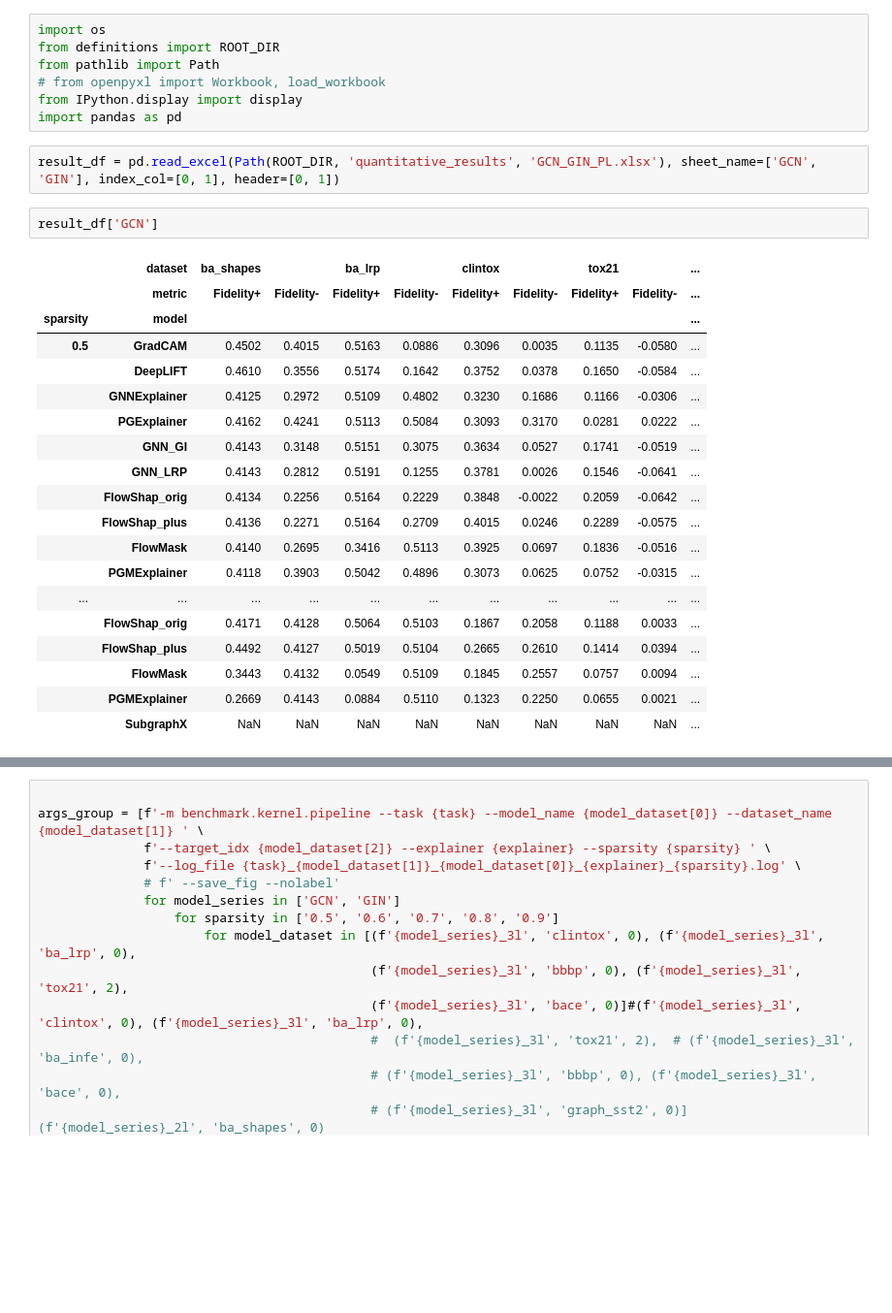
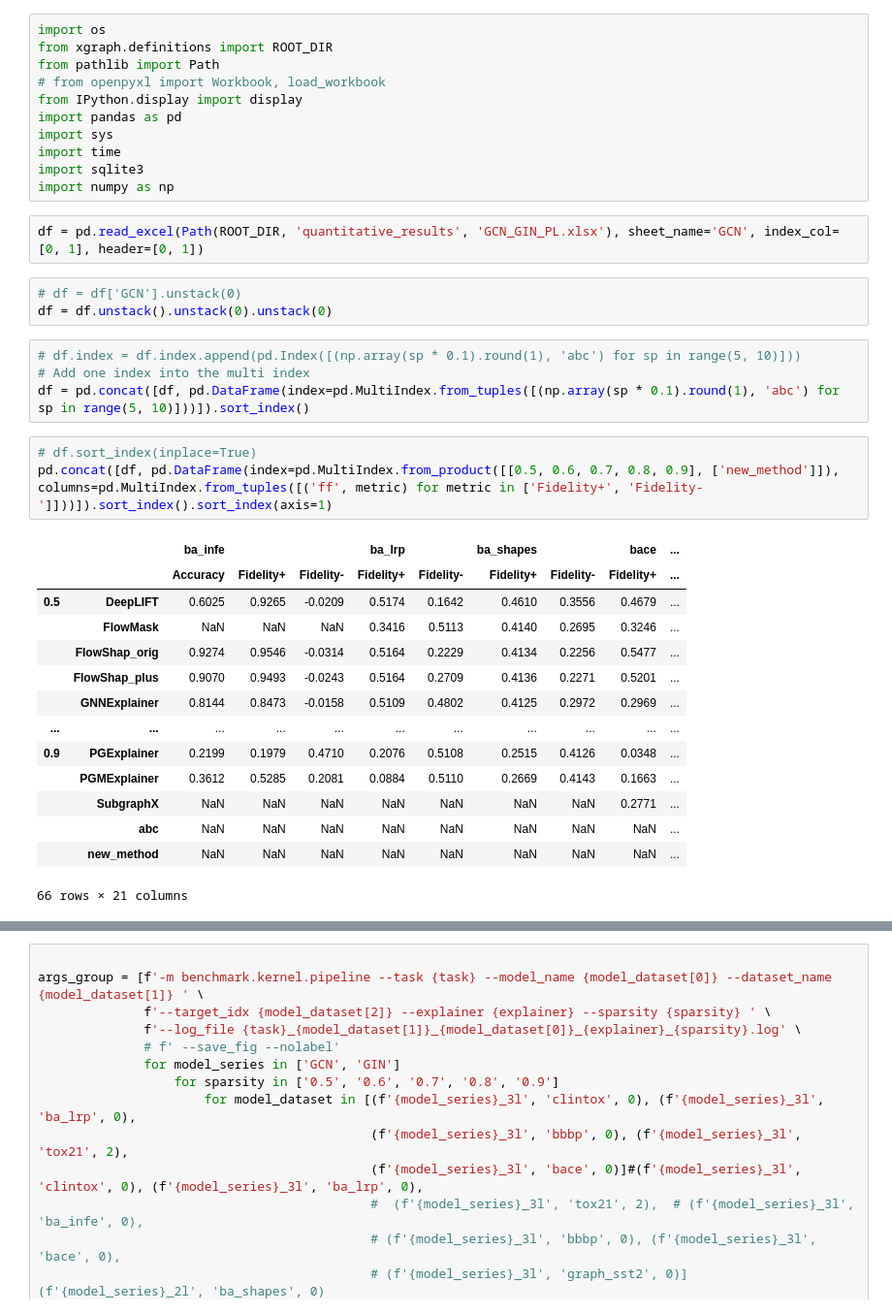
Before and after one commit to CM-BF/FlowX, a Jupyter notebook: notebooks/launcher.ipynb, the cells around one changed output, grey strips where cells are left out. Shown at 97% size. Drawn from its saved outputs; the diff is of its cells as text; blank space fills up the shorter version.

Commit message:
Table updates

```diff
--- a/notebooks/launcher.ipynb
+++ b/notebooks/launcher.ipynb
@@ -1,31 +1,38 @@
 # %%
 import os
-from definitions import ROOT_DIR
+from xgraph.definitions import ROOT_DIR
 from pathlib import Path
 # from openpyxl import Workbook, load_workbook
 from IPython.display import display
 import pandas as pd
+import sys
+import time
+import sqlite3
+import numpy as np
 # %%
-result_df = pd.read_excel(Path(ROOT_DIR, 'quantitative_results', 'GCN_GIN_PL.xlsx'), sheet_name=['GCN', 'GIN'], index_col=[0, 1], header=[0, 1])
+df = pd.read_excel(Path(ROOT_DIR, 'quantitative_results', 'GCN_GIN_PL.xlsx'), sheet_name='GCN', index_col=[0, 1], header=[0, 1])
-# %%
-result_df['GCN']
-# %% [output]
-|  | dataset | ba_shapes |  | ba_lrp |  | clintox |  | tox21 |  | ... |
-|  | metric | Fidelity+ | Fidelity- | Fidelity+ | Fidelity- | Fidelity+ | Fidelity- | Fidelity+ | Fidelity- | ... |
-| sparsity | model |  |  |  |  |  |  |  |  | ... |
-| 0.5 | GradCAM | 0.4502 | 0.4015 | 0.5163 | 0.0886 | 0.3096 | 0.0035 | 0.1135 | -0.0580 | ... |
-|  | DeepLIFT | 0.4610 | 0.3556 | 0.5174 | 0.1642 | 0.3752 | 0.0378 | 0.1650 | -0.0584 | ... |
-|  | GNNExplainer | 0.4125 | 0.2972 | 0.5109 | 0.4802 | 0.3230 | 0.1686 | 0.1166 | -0.0306 | ... |
-|  | PGExplainer | 0.4162 | 0.4241 | 0.5113 | 0.5084 | 0.3093 | 0.3170 | 0.0281 | 0.0222 | ... |
-|  | GNN_GI | 0.4143 | 0.3148 | 0.5151 | 0.3075 | 0.3634 | 0.0527 | 0.1741 | -0.0519 | ... |
-|  | GNN_LRP | 0.4143 | 0.2812 | 0.5191 | 0.1255 | 0.3781 | 0.0026 | 0.1546 | -0.0641 | ... |
-|  | FlowShap_orig | 0.4134 | 0.2256 | 0.5164 | 0.2229 | 0.3848 | -0.0022 | 0.2059 | -0.0642 | ... |
-|  | FlowShap_plus | 0.4136 | 0.2271 | 0.5164 | 0.2709 | 0.4015 | 0.0246 | 0.2289 | -0.0575 | ... |
-|  | FlowMask | 0.4140 | 0.2695 | 0.3416 | 0.5113 | 0.3925 | 0.0697 | 0.1836 | -0.0516 | ... |
-|  | PGMExplainer | 0.4118 | 0.3903 | 0.5042 | 0.4896 | 0.3073 | 0.0625 | 0.0752 | -0.0315 | ... |
-| ... | ... | ... | ... | ... | ... | ... | ... | ... | ... | ... |
-|  | FlowShap_orig | 0.4171 | 0.4128 | 0.5064 | 0.5103 | 0.1867 | 0.2058 | 0.1188 | 0.0033 | ... |
-|  | FlowShap_plus | 0.4492 | 0.4127 | 0.5019 | 0.5104 | 0.2665 | 0.2610 | 0.1414 | 0.0394 | ... |
-|  | FlowMask | 0.3443 | 0.4132 | 0.0549 | 0.5109 | 0.1845 | 0.2557 | 0.0757 | 0.0094 | ... |
-|  | PGMExplainer | 0.2669 | 0.4143 | 0.0884 | 0.5110 | 0.1323 | 0.2250 | 0.0655 | 0.0021 | ... |
-|  | SubgraphX | NaN | NaN | NaN | NaN | NaN | NaN | NaN | NaN | ... |
+# %%
+# df = df['GCN'].unstack(0)
+df = df.unstack().unstack(0).unstack(0)
+# %%
+# df.index = df.index.append(pd.Index([(np.array(sp * 0.1).round(1), 'abc') for sp in range(5, 10)]))
+# Add one index into the multi index
+df = pd.concat([df, pd.DataFrame(index=pd.MultiIndex.from_tuples([(np.array(sp * 0.1).round(1), 'abc') for sp in range(5, 10)]))]).sort_index()
+# %%
+# df.sort_index(inplace=True)
+pd.concat([df, pd.DataFrame(index=pd.MultiIndex.from_product([[0.5, 0.6, 0.7, 0.8, 0.9], ['new_method']]), columns=pd.MultiIndex.from_tuples([('ff', metric) for metric in ['Fidelity+', 'Fidelity-']]))]).sort_index().sort_index(axis=1)
+# %% [output]
+|  |  | ba_infe |  |  | ba_lrp |  | ba_shapes |  | bace | ... |
+|  |  | Accuracy | Fidelity+ | Fidelity- | Fidelity+ | Fidelity- | Fidelity+ | Fidelity- | Fidelity+ | ... |
+| 0.5 | DeepLIFT | 0.6025 | 0.9265 | -0.0209 | 0.5174 | 0.1642 | 0.4610 | 0.3556 | 0.4679 | ... |
+|  | FlowMask | NaN | NaN | NaN | 0.3416 | 0.5113 | 0.4140 | 0.2695 | 0.3246 | ... |
+|  | FlowShap_orig | 0.9274 | 0.9546 | -0.0314 | 0.5164 | 0.2229 | 0.4134 | 0.2256 | 0.5477 | ... |
+|  | FlowShap_plus | 0.9070 | 0.9493 | -0.0243 | 0.5164 | 0.2709 | 0.4136 | 0.2271 | 0.5201 | ... |
+|  | GNNExplainer | 0.8144 | 0.8473 | -0.0158 | 0.5109 | 0.4802 | 0.4125 | 0.2972 | 0.2969 | ... |
+| ... | ... | ... | ... | ... | ... | ... | ... | ... | ... | ... |
+| 0.9 | PGExplainer | 0.2199 | 0.1979 | 0.4710 | 0.2076 | 0.5108 | 0.2515 | 0.4126 | 0.0348 | ... |
+|  | PGMExplainer | 0.3612 | 0.5285 | 0.2081 | 0.0884 | 0.5110 | 0.2669 | 0.4143 | 0.1663 | ... |
+|  | SubgraphX | NaN | NaN | NaN | NaN | NaN | NaN | NaN | 0.2771 | ... |
+|  | abc | NaN | NaN | NaN | NaN | NaN | NaN | NaN | NaN | ... |
+|  | new_method | NaN | NaN | NaN | NaN | NaN | NaN | NaN | NaN | ... |
+66 rows × 21 columns
```
Also changed, not shown: parts of 4 cells of this notebook, 8 other files.
